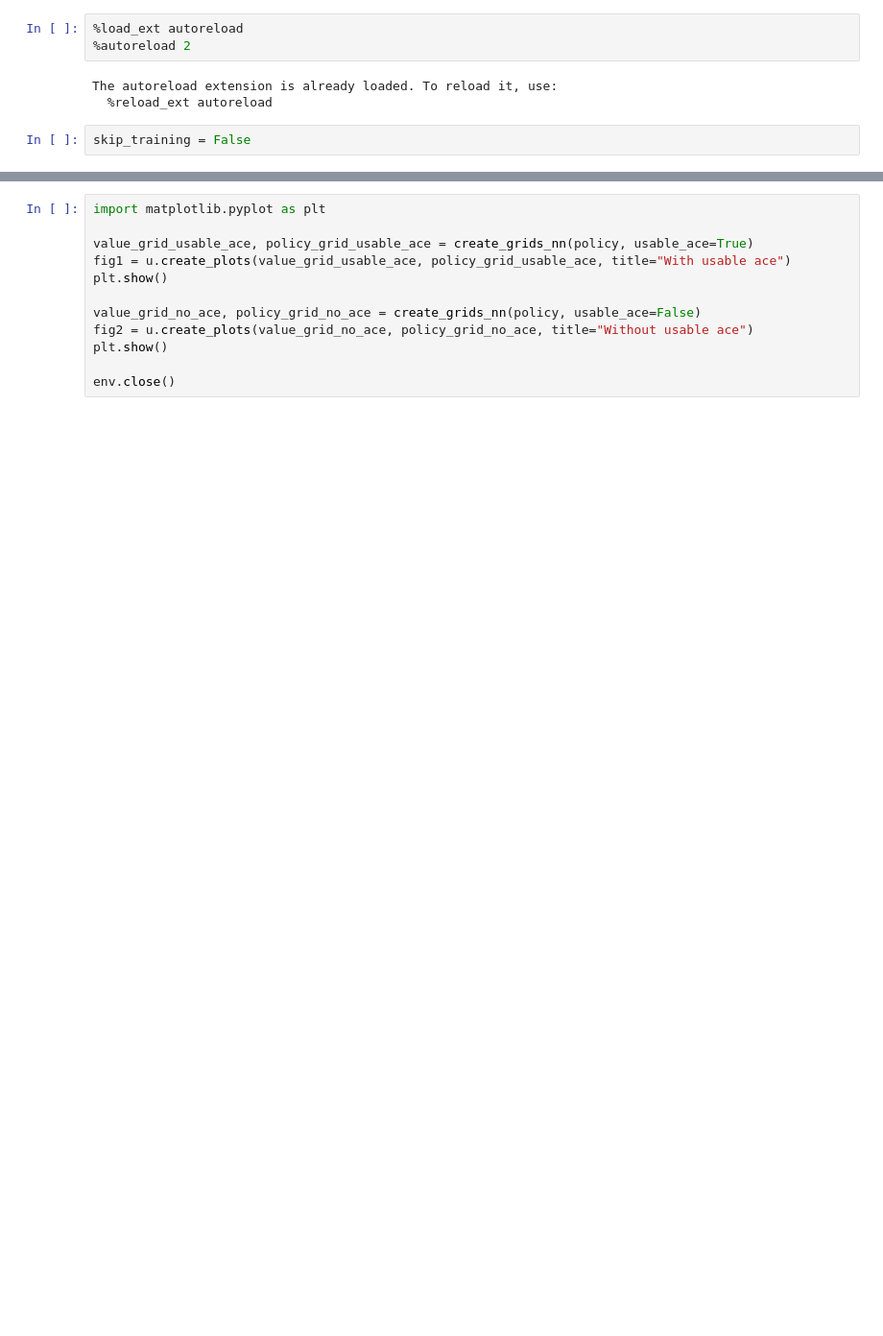
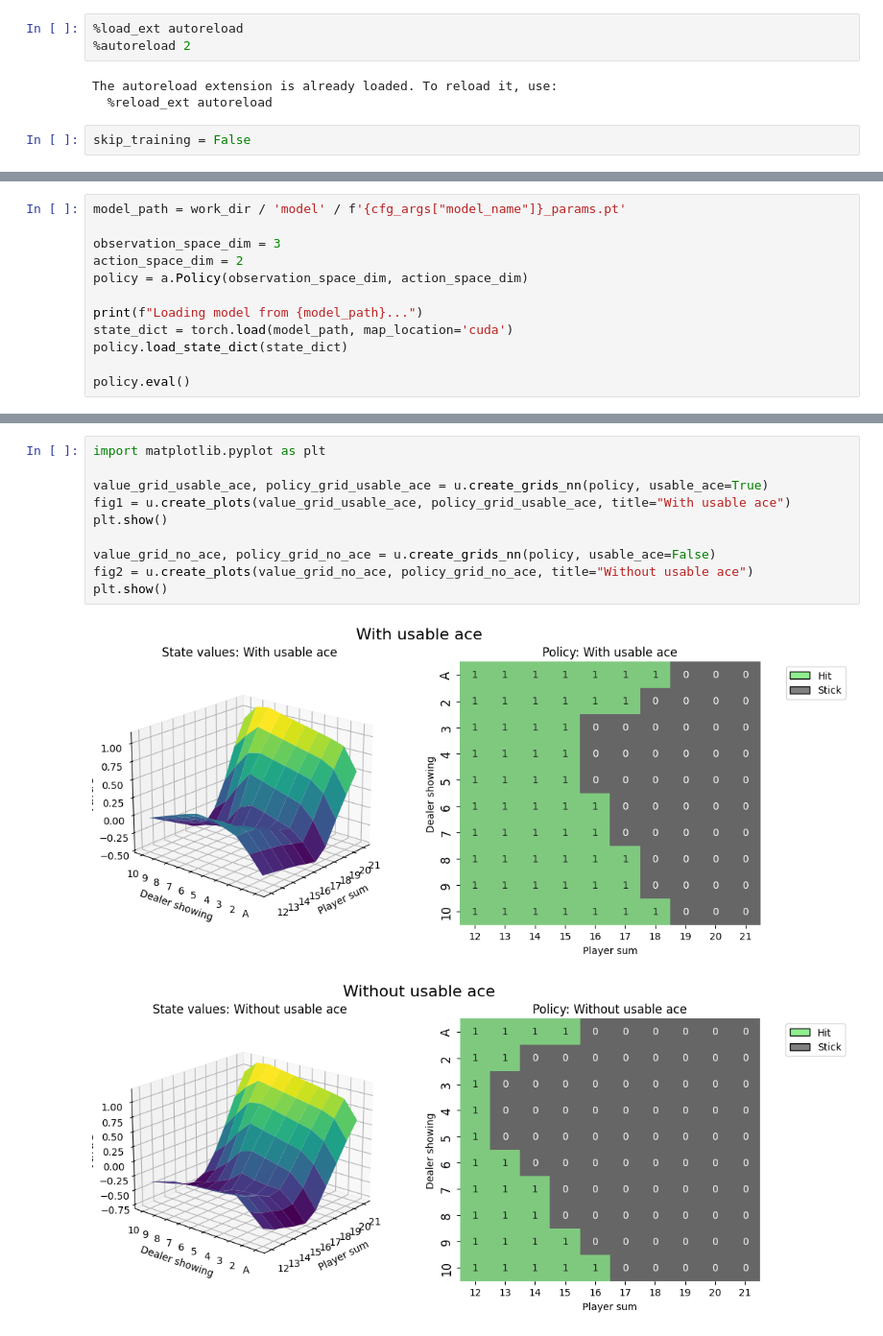
Before and after one commit to nikk0o046/grpo-blackjack, a Jupyter notebook: ppo_blackjack_train.ipynb, the cells around one changed output, grey strips where cells are left out. Shown at 96% size. Saved outputs shown, nothing was run; the diff lists cells and outputs as text; blank space fills up the shorter version.

```diff
--- a/ppo_blackjack_train.ipynb
+++ b/ppo_blackjack_train.ipynb
@@ -99,0 +70,12 @@ def create_grids_nn(policy, usable_ace=False):
+# %%
+model_path = work_dir / 'model' / f'{cfg_args["model_name"]}_params.pt'
+
+observation_space_dim = 3
+action_space_dim = 2
+policy = a.Policy(observation_space_dim, action_space_dim)
+
+print(f"Loading model from {model_path}...")
+state_dict = torch.load(model_path, map_location='cuda')
+policy.load_state_dict(state_dict)
+
+policy.eval()
@@ -100,12 +92,13 @@ def create_grids_nn(policy, usable_ace=False):
 # %%
 import matplotlib.pyplot as plt
 
-value_grid_usable_ace, policy_grid_usable_ace = create_grids_nn(policy, usable_ace=True)
+value_grid_usable_ace, policy_grid_usable_ace = u.create_grids_nn(policy, usable_ace=True)
 fig1 = u.create_plots(value_grid_usable_ace, policy_grid_usable_ace, title="With usable ace")
 plt.show()
 
-value_grid_no_ace, policy_grid_no_ace = create_grids_nn(policy, usable_ace=False)
+value_grid_no_ace, policy_grid_no_ace = u.create_grids_nn(policy, usable_ace=False)
 fig2 = u.create_plots(value_grid_no_ace, policy_grid_no_ace, title="Without usable ace")
 plt.show()
-
-env.close()
+# %% [output]
+[figure, added]
+[figure, added]
```
Also changed, not shown: parts of 8 cells of this notebook.
